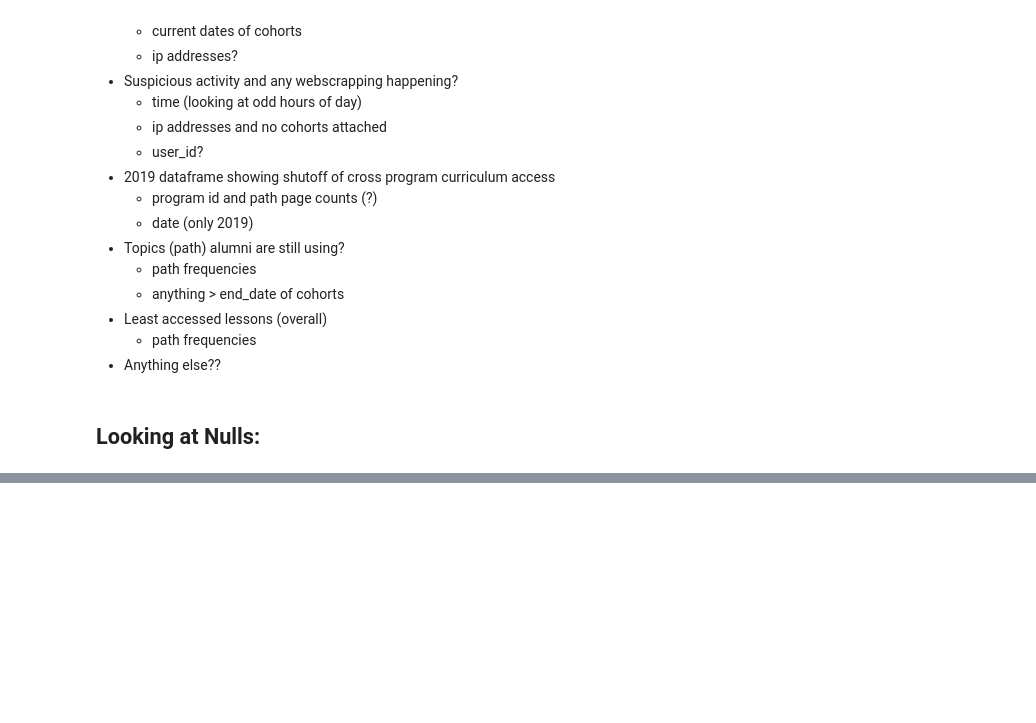
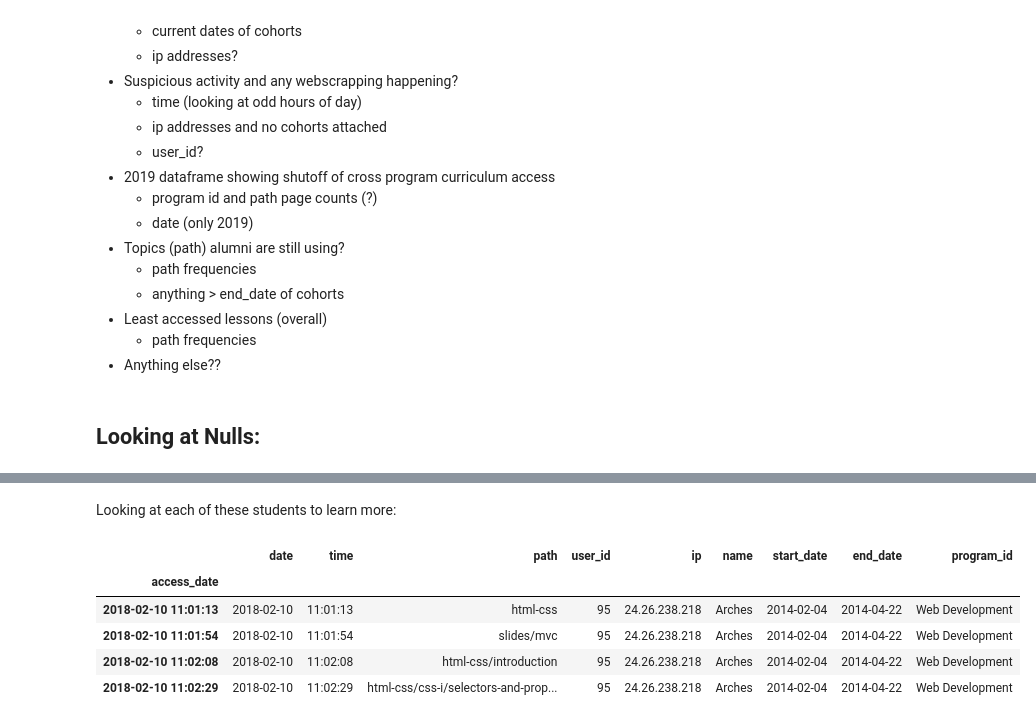
Before and after one commit to miller-cerna-laskowski-morris-eyring/anomaly-group-project, a Jupyter notebook: Eyring-notebook.ipynb, the cells around one changed output, grey strips where cells are left out. Saved outputs shown, nothing was run; the diff lists cells and outputs as text; code cells hidden in the pictures; blank space fills up the shorter version.

```diff
--- a/Eyring-notebook.ipynb
+++ b/Eyring-notebook.ipynb
@@ -137,6 +283,8 @@ df[df.user_id == 48]
 # %%
-
-df[df.name == 'Olympic']
+# assigns values in program_id their program name
+df.loc[df['program_id'] == 1.0, 'program_id'] = 'Web Development'
+df.loc[df['program_id'] == 2.0, 'program_id'] = 'Web Development'
+df.loc[df['program_id'] == 3.0, 'program_id'] = 'Data Science'
 # %% [markdown]
 #### Next steps:
 - Turning `ip` into int?? (UPDATE: not needed. can be explored w/o ...verified by Ryan O.
@@ -209,0 +456,12 @@ df.path.value_counts()[55:100
+# %% [markdown]
+Looking at each of these students to learn more:
+# %%
+#user 95 (wondering if this is a webscraper? start date and access dates do not make sense)
+df[df.user_id == 95]
+# %% [output]
+|  | date | time | path | user_id | ip | name | start_date | end_date | program_id |
+| access_date |  |  |  |  |  |  |  |  |  |
+| 2018-02-10 11:01:13 | 2018-02-10 | 11:01:13 | html-css | 95 | 24.26.238.218 | Arches | 2014-02-04 | 2014-04-22 | Web Development |
+| 2018-02-10 11:01:54 | 2018-02-10 | 11:01:54 | slides/mvc | 95 | 24.26.238.218 | Arches | 2014-02-04 | 2014-04-22 | Web Development |
+| 2018-02-10 11:02:08 | 2018-02-10 | 11:02:08 | html-css/introduction | 95 | 24.26.238.218 | Arches | 2014-02-04 | 2014-04-22 | Web Development |
+| 2018-02-10 11:02:29 | 2018-02-10 | 11:02:29 | html-css/css-i/selectors-and-prop... | 95 | 24.26.238.218 | Arches | 2014-02-04 | 2014-04-22 | Web Development |
```
Also changed, not shown: parts of 39 cells of this notebook.
